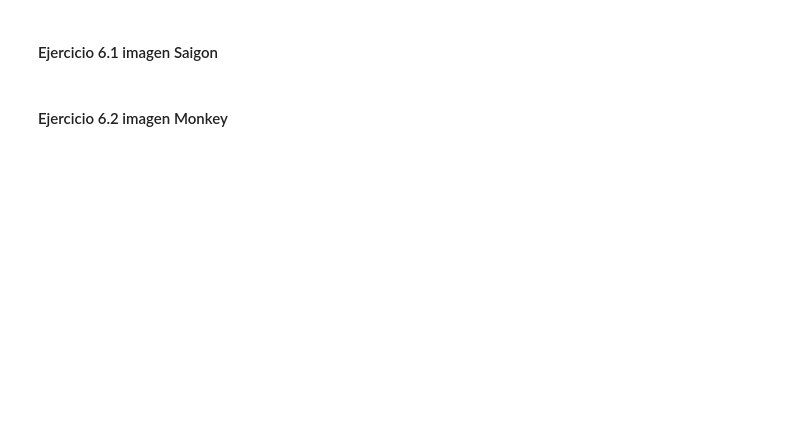
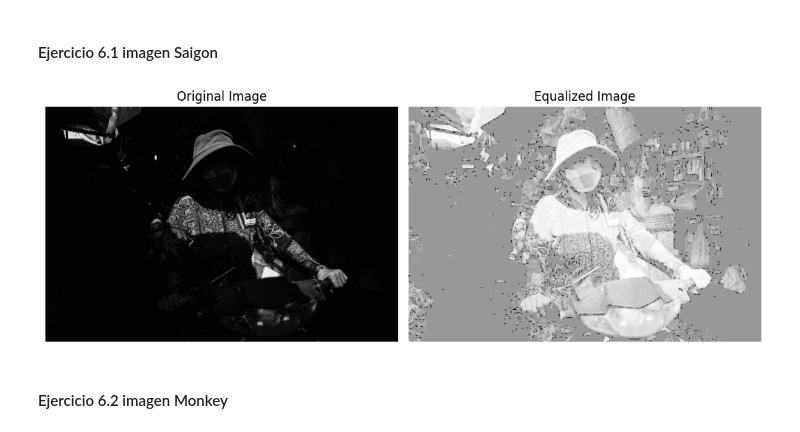
Before and after one commit to Jack200133/ImageProcessing_LAB1_ComputerVision, a Jupyter notebook: Ejercicio6.ipynb, the cells around one changed output. Drawn from its saved outputs; the diff is of its cells as text; code cells hidden in the pictures; blank space fills up the shorter version.

Commit message:
Updates en relacion a la primera imagen

```diff
--- a/Ejercicio6.ipynb
+++ b/Ejercicio6.ipynb
@@ -1,38 +1,57 @@
 # %% [markdown]
 #### Ejercicio 6.1 imagen Saigon
 # %%
+from PIL import Image
 import numpy as np
-from PIL import Image
+import matplotlib.pyplot as plt
+
+# Load the image from the file
+image_path = './imgs/saigon.jpeg'
+image = Image.open(image_path).convert('L')  # Convert to grayscale
+image_array = np.array(image)
 
 def histogram_equalization(image_array):
-    # Flatten the image array and calculate the histogram
-    histogram, _ = np.histogram(image_array.flatten(), bins=256, range=[0,256])
+    # Calculate the histogram
+    histogram, bins = np.histogram(image_array.flatten(), 256, [0,256])
 
-    # Calculate the cumulative distribution function
+    # Calculate the cumulative distribution function (CDF)
     cdf = histogram.cumsum()
-    cdf_normalized = cdf * histogram.max() / cdf.max()
+    cdf_normalized = cdf * float(histogram.max()) / cdf.max()
 
-    # Use the cumulative distribution function to map the old pixel values to new ones
+    # Normalize the CDF to [0,255]
     cdf_m = np.ma.masked_equal(cdf, 0)
     cdf_m = (cdf_m - cdf_m.min()) * 255 / (cdf_m.max() - cdf_m.min())
     cdf = np.ma.filled(cdf_m, 0).astype('uint8')
 
-    # Map the old values to the new values
+    # Map the original grayscale values to equalized values
     image_equalized = cdf[image_array]
 
     return image_equalized
 
-# Load the image and convert to grayscale
-saigon_image_path = './Imgs//saigon.jpeg'  # Update with the correct path
-saigon_image = Image.open(saigon_image_path).convert('L')
-saigon_array = np.array(saigon_image)
+# Apply histogram equalization to the image array
+image_equalized = histogram_equalization(image_array)
 
-# Apply histogram equalization
-saigon_equalized_array = histogram_equalization(saigon_array)
+# Convert the equalized array back to an image
+image_equalized_pil = Image.fromarray(image_equalized)
 
-# Convert back to PIL image and save
-saigon_equalized_image = Image.fromarray(saigon_equalized_array)
-saigon_equalized_image.save('saigon_equalized.jpeg')
+# Display the original and equalized images side by side for comparison
+fig, axes = plt.subplots(1, 2, figsize=(10, 5))
+
+# Original image
+axes[0].imshow(image, cmap='gray')
+axes[0].set_title('Original Image')
+axes[0].axis('off')
+
+# Equalized image
+axes[1].imshow(image_equalized_pil, cmap='gray')
+axes[1].set_title('Equalized Image')
+axes[1].axis('off')
+
+# Adjust layout and display the plot
+plt.tight_layout()
+plt.show()
+# %% [output]
+[figure, added]
 # %% [markdown]
 #### Ejercicio 6.2 imagen Monkey
 # %%
```
Also changed, not shown: parts of 3 cells of this notebook.
